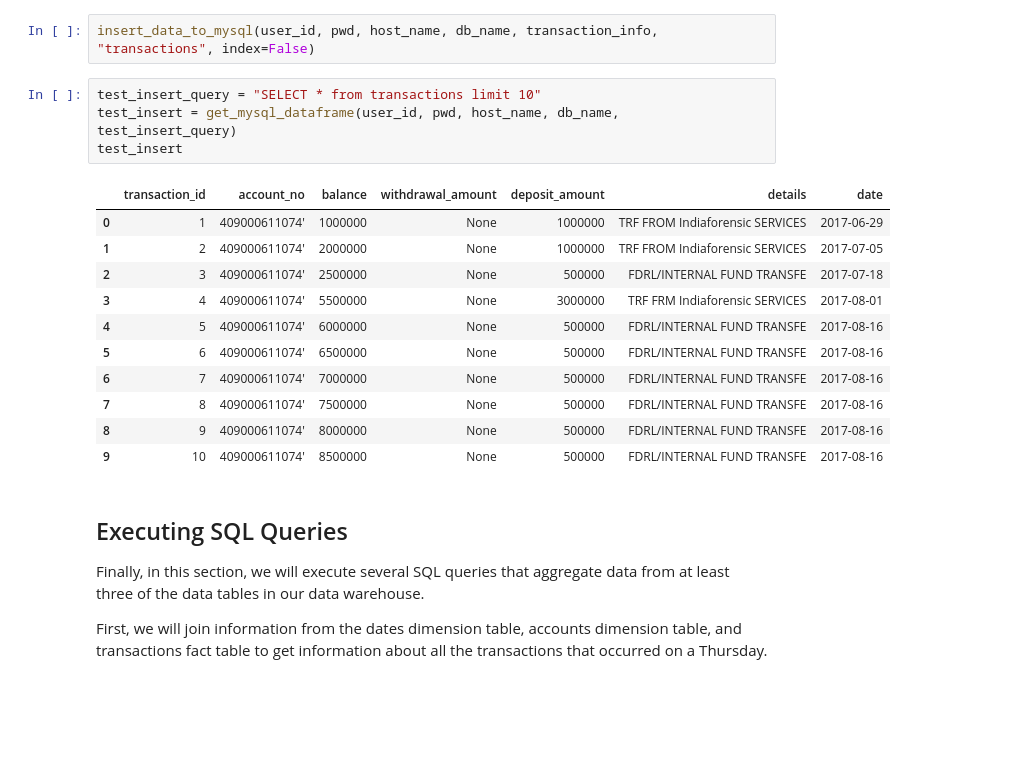
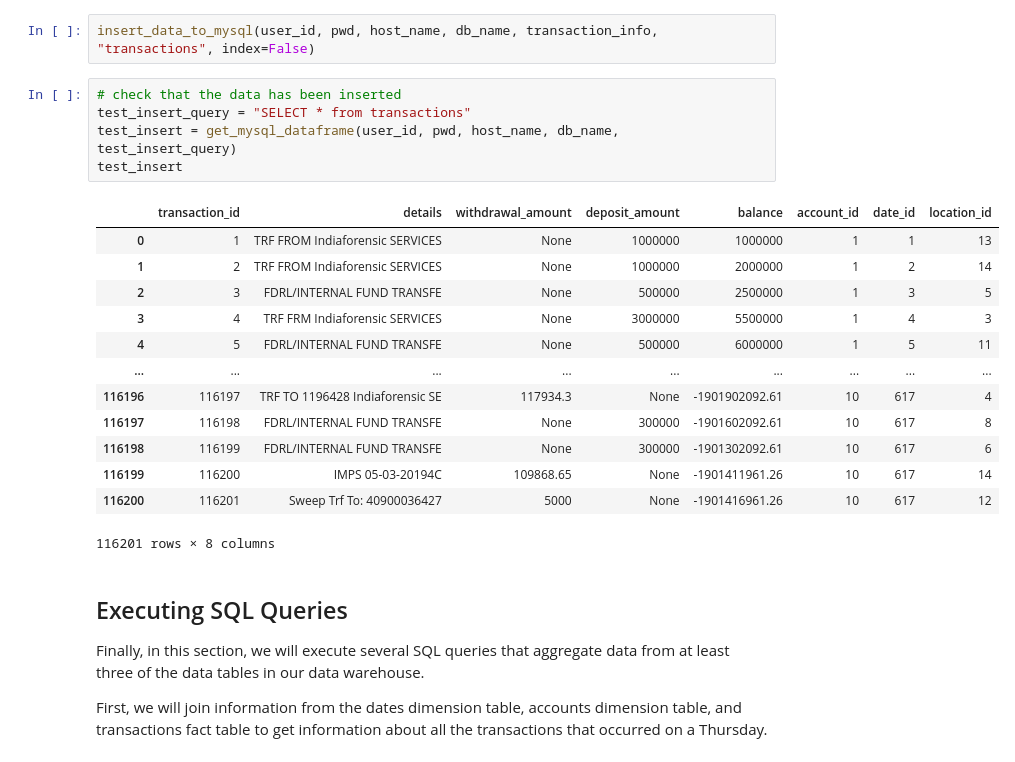
Before and after one commit to MKhour/DSProject1, a Jupyter notebook: DSProject1.ipynb, the cells around one changed output. Drawn from its saved outputs; the diff is of its cells as text; blank space fills up the shorter version.

```diff
--- a/DSProject1.ipynb
+++ b/DSProject1.ipynb
@@ -603,21 +566,24 @@ insert_data_to_mysql(user_id, pwd, host_name, db_name, account_info, "accounts",
 # %%
 insert_data_to_mysql(user_id, pwd, host_name, db_name, transaction_info, "transactions", index=False)
 # %%
-test_insert_query = "SELECT * from transactions limit 10"
+# check that the data has been inserted
+test_insert_query = "SELECT * from transactions"
 test_insert = get_mysql_dataframe(user_id, pwd, host_name, db_name, test_insert_query)
 test_insert
 # %% [output]
-|  | transaction_id | account_no | balance | withdrawal_amount | deposit_amount | details | date |
-| 0 | 1 | 409000611074' | 1000000 | None | 1000000 | TRF FROM Indiaforensic SERVICES | 2017-06-29 |
-| 1 | 2 | 409000611074' | 2000000 | None | 1000000 | TRF FROM Indiaforensic SERVICES | 2017-07-05 |
-| 2 | 3 | 409000611074' | 2500000 | None | 500000 | FDRL/INTERNAL FUND TRANSFE | 2017-07-18 |
-| 3 | 4 | 409000611074' | 5500000 | None | 3000000 | TRF FRM Indiaforensic SERVICES | 2017-08-01 |
-| 4 | 5 | 409000611074' | 6000000 | None | 500000 | FDRL/INTERNAL FUND TRANSFE | 2017-08-16 |
-| 5 | 6 | 409000611074' | 6500000 | None | 500000 | FDRL/INTERNAL FUND TRANSFE | 2017-08-16 |
-| 6 | 7 | 409000611074' | 7000000 | None | 500000 | FDRL/INTERNAL FUND TRANSFE | 2017-08-16 |
-| 7 | 8 | 409000611074' | 7500000 | None | 500000 | FDRL/INTERNAL FUND TRANSFE | 2017-08-16 |
-| 8 | 9 | 409000611074' | 8000000 | None | 500000 | FDRL/INTERNAL FUND TRANSFE | 2017-08-16 |
-| 9 | 10 | 409000611074' | 8500000 | None | 500000 | FDRL/INTERNAL FUND TRANSFE | 2017-08-16 |
+|  | transaction_id | details | withdrawal_amount | deposit_amount | balance | account_id | date_id | location_id |
+| 0 | 1 | TRF FROM Indiaforensic SERVICES | None | 1000000 | 1000000 | 1 | 1 | 13 |
+| 1 | 2 | TRF FROM Indiaforensic SERVICES | None | 1000000 | 2000000 | 1 | 2 | 14 |
+| 2 | 3 | FDRL/INTERNAL FUND TRANSFE | None | 500000 | 2500000 | 1 | 3 | 5 |
+| 3 | 4 | TRF FRM Indiaforensic SERVICES | None | 3000000 | 5500000 | 1 | 4 | 3 |
+| 4 | 5 | FDRL/INTERNAL FUND TRANSFE | None | 500000 | 6000000 | 1 | 5 | 11 |
+| ... | ... | ... | ... | ... | ... | ... | ... | ... |
+| 116196 | 116197 | TRF TO 1196428 Indiaforensic SE | 117934.3 | None | -1901902092.61 | 10 | 617 | 4 |
+| 116197 | 116198 | FDRL/INTERNAL FUND TRANSFE | None | 300000 | -1901602092.61 | 10 | 617 | 8 |
+| 116198 | 116199 | FDRL/INTERNAL FUND TRANSFE | None | 300000 | -1901302092.61 | 10 | 617 | 6 |
+| 116199 | 116200 | IMPS 05-03-20194C | 109868.65 | None | -1901411961.26 | 10 | 617 | 14 |
+| 116200 | 116201 | Sweep Trf To: 40900036427 | 5000 | None | -1901416961.26 | 10 | 617 | 12 |
+116201 rows × 8 columns
 # %% [markdown]
 ## Executing SQL Queries
 Finally, in this section, we will execute several SQL queries that aggregate data from at least three of the data tables in our data warehouse.
```
Also changed, not shown: parts of 33 cells of this notebook.
